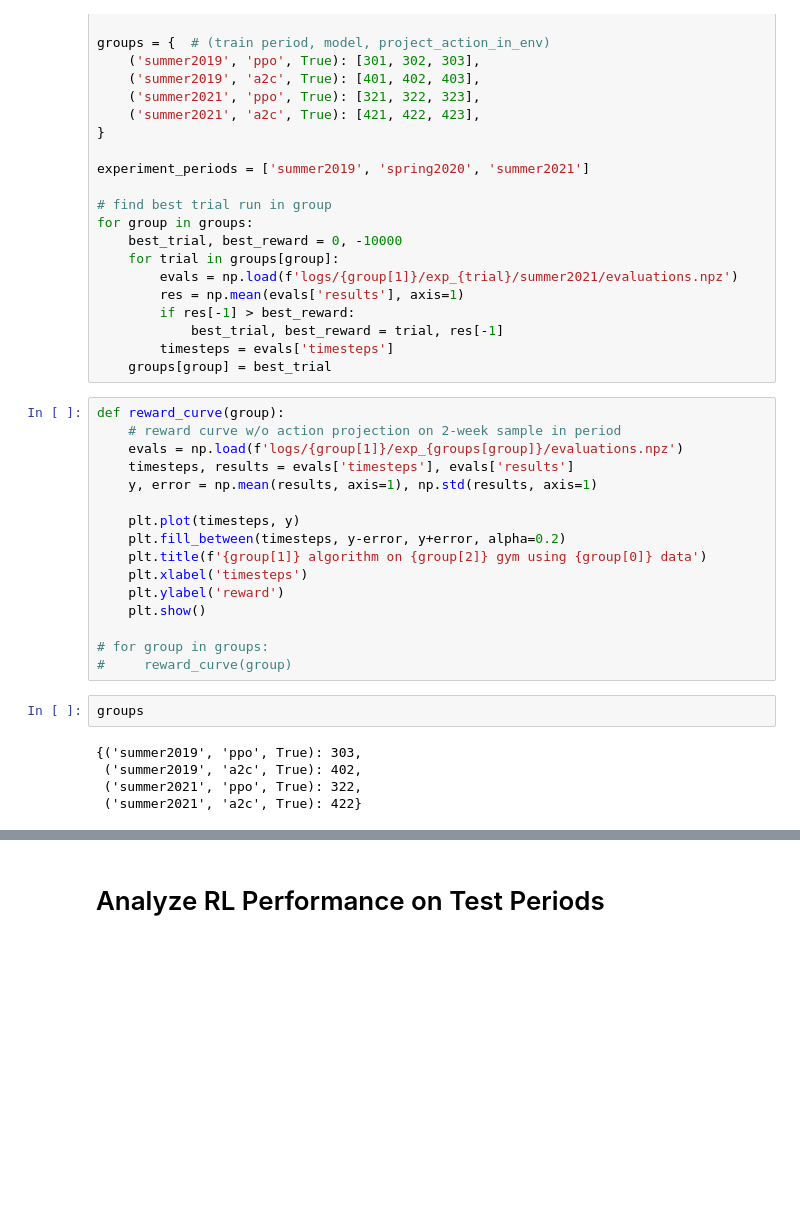
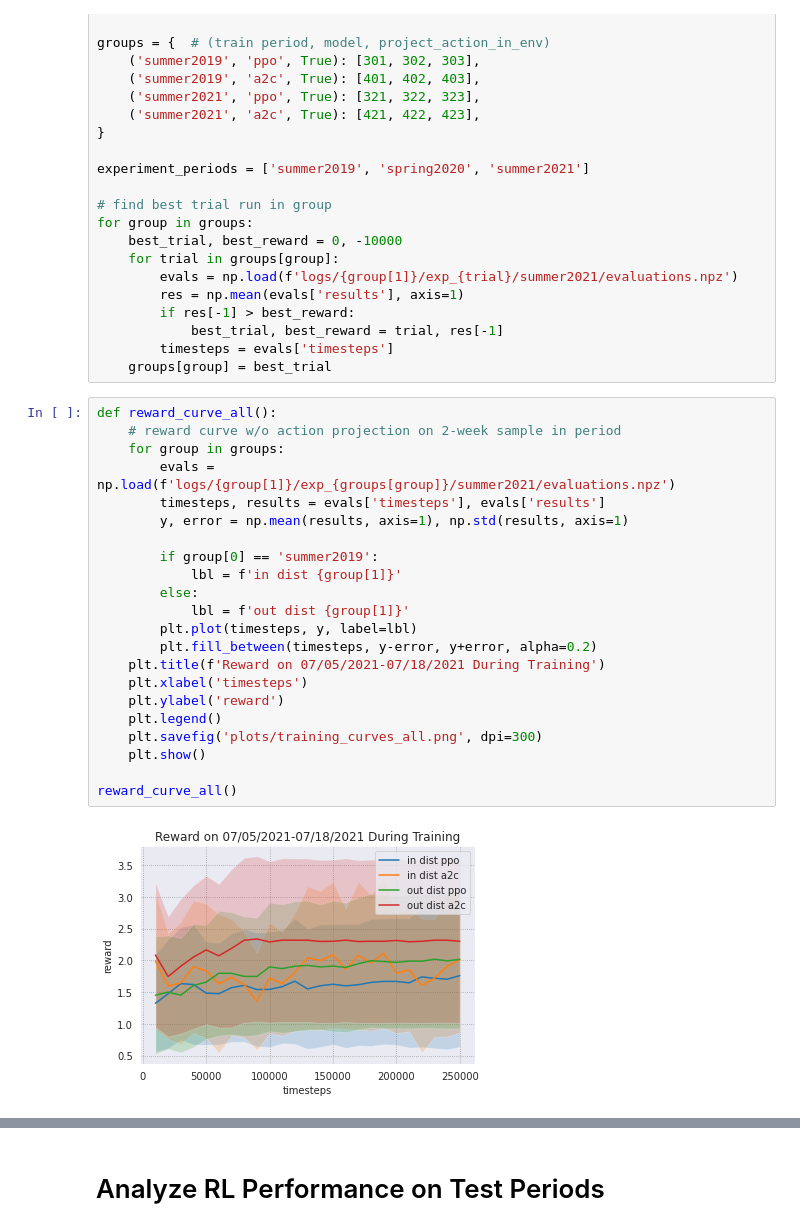
Before and after one commit to chrisyeh96/sustaingym, a Jupyter notebook: notebooks_and_scripts/exp_analysis.ipynb, the cells around one changed output, grey strips where cells are left out. Saved outputs shown, nothing was run; the diff lists cells and outputs as text; blank space fills up the shorter version.

```diff
--- a/notebooks_and_scripts/exp_analysis.ipynb
+++ b/notebooks_and_scripts/exp_analysis.ipynb
@@ -170,25 +162,26 @@ for group in groups:
         timesteps = evals['timesteps']
     groups[group] = best_trial
 # %%
-def reward_curve(group):
+def reward_curve_all():
     # reward curve w/o action projection on 2-week sample in period
-    evals = np.load(f'logs/{group[1]}/exp_{groups[group]}/evaluations.npz')
-    timesteps, results = evals['timesteps'], evals['results']
-    y, error = np.mean(results, axis=1), np.std(results, axis=1)
+    for group in groups:
+        evals = np.load(f'logs/{group[1]}/exp_{groups[group]}/summer2021/evaluations.npz')
+        timesteps, results = evals['timesteps'], evals['results']
+        y, error = np.mean(results, axis=1), np.std(results, axis=1)
 
-    plt.plot(timesteps, y)
-    plt.fill_between(timesteps, y-error, y+error, alpha=0.2)
-    plt.title(f'{group[1]} algorithm on {group[2]} gym using {group[0]} data')
+        if group[0] == 'summer2019':
+            lbl = f'in dist {group[1]}'
+        else:
+            lbl = f'out dist {group[1]}'
+        plt.plot(timesteps, y, label=lbl)
+        plt.fill_between(timesteps, y-error, y+error, alpha=0.2)
+    plt.title(f'Reward on 07/05/2021-07/18/2021 During Training')
     plt.xlabel('timesteps')
     plt.ylabel('reward')
+    plt.legend()
+    plt.savefig('plots/training_curves_all.png', dpi=300)
     plt.show()
 
-# for group in groups:
-#     reward_curve(group)
+reward_curve_all()
+# %% [output]
+[figure, added]
-# %%
-groups
-# %% [output]
-{('summer2019', 'ppo', True): 303,
- ('summer2019', 'a2c', True): 402,
- ('summer2021', 'ppo', True): 322,
- ('summer2021', 'a2c', True): 422}
```
Also changed, not shown: parts of 9 cells of this notebook, 26 other files.
